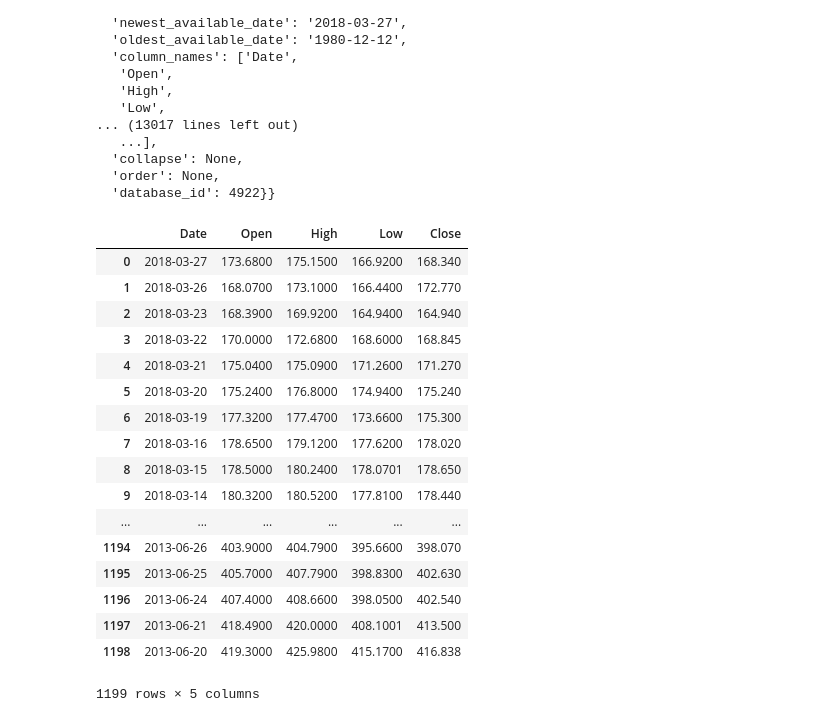
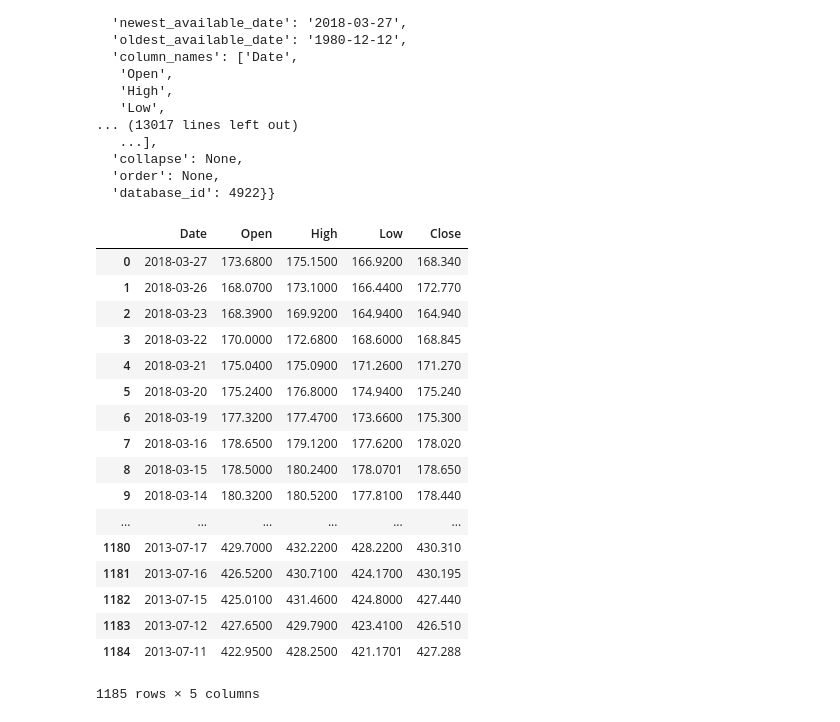
Before and after one commit to hector-moreno/datamad0119, a Jupyter notebook: module-1/web-project/your-code/web-project.ipynb, the cells around one changed output. Saved outputs shown, nothing was run; the diff lists cells and outputs as text; code cells hidden in the pictures.

```diff
--- a/module-1/web-project/your-code/web-project.ipynb
+++ b/module-1/web-project/your-code/web-project.ipynb
@@ -38,37 +38,37 @@ data = pd.DataFrame(results)
 datel = []
 openl = []
 highl = []
 lowl = []
 closel = []
 resultl = []
 
-for list in data['dataset'][3][:1199]:
+for list in data['dataset'][3][:1185]:
     datel.append(list[0])
     openl.append(list[1])
     highl.append(list[2])
     lowl.append(list[3])
     closel.append(list[4])
 
 
 df = pd.DataFrame({'Date': datel, 'Open' : openl, 'High' : highl, 'Low' : lowl, 'Close' : closel})
 
 df
 # %% [output]
 |  | Date | Open | High | Low | Close |
 | 0 | 2018-03-27 | 173.6800 | 175.1500 | 166.9200 | 168.340 |
 | 1 | 2018-03-26 | 168.0700 | 173.1000 | 166.4400 | 172.770 |
 | 2 | 2018-03-23 | 168.3900 | 169.9200 | 164.9400 | 164.940 |
 | 3 | 2018-03-22 | 170.0000 | 172.6800 | 168.6000 | 168.845 |
 | 4 | 2018-03-21 | 175.0400 | 175.0900 | 171.2600 | 171.270 |
 | 5 | 2018-03-20 | 175.2400 | 176.8000 | 174.9400 | 175.240 |
 | 6 | 2018-03-19 | 177.3200 | 177.4700 | 173.6600 | 175.300 |
 | 7 | 2018-03-16 | 178.6500 | 179.1200 | 177.6200 | 178.020 |
 | 8 | 2018-03-15 | 178.5000 | 180.2400 | 178.0701 | 178.650 |
 | 9 | 2018-03-14 | 180.3200 | 180.5200 | 177.8100 | 178.440 |
 | ... | ... | ... | ... | ... | ... |
-| 1194 | 2013-06-26 | 403.9000 | 404.7900 | 395.6600 | 398.070 |
-| 1195 | 2013-06-25 | 405.7000 | 407.7900 | 398.8300 | 402.630 |
-| 1196 | 2013-06-24 | 407.4000 | 408.6600 | 398.0500 | 402.540 |
-| 1197 | 2013-06-21 | 418.4900 | 420.0000 | 408.1001 | 413.500 |
-| 1198 | 2013-06-20 | 419.3000 | 425.9800 | 415.1700 | 416.838 |
+| 1180 | 2013-07-17 | 429.7000 | 432.2200 | 428.2200 | 430.310 |
+| 1181 | 2013-07-16 | 426.5200 | 430.7100 | 424.1700 | 430.195 |
+| 1182 | 2013-07-15 | 425.0100 | 431.4600 | 424.8000 | 427.440 |
+| 1183 | 2013-07-12 | 427.6500 | 429.7900 | 423.4100 | 426.510 |
+| 1184 | 2013-07-11 | 422.9500 | 428.2500 | 421.1701 | 427.288 |
-1199 rows × 5 columns
+1185 rows × 5 columns
```
Also changed, not shown: parts of 7 cells of this notebook.
